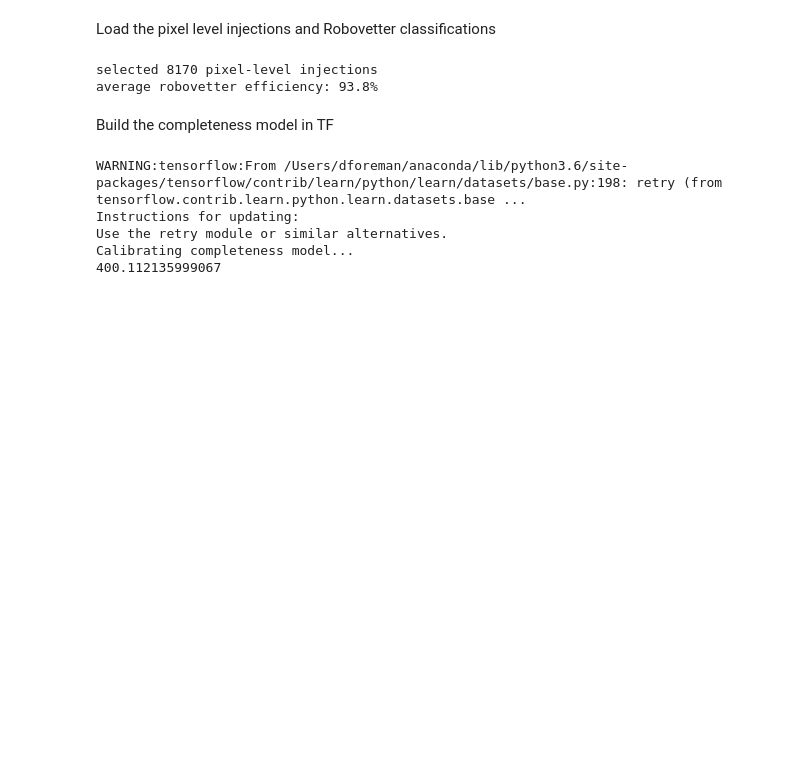
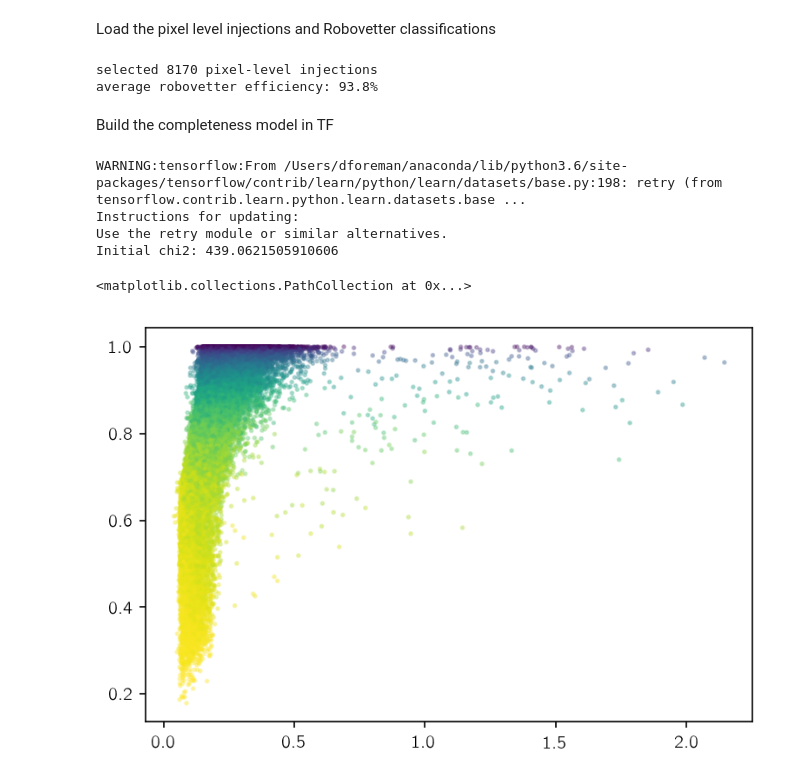
Before and after one commit to dfm/dr25, a Jupyter notebook: tf-completeness.ipynb, the cells around one changed output. Cells and saved outputs as stored; diff of their text form; code cells hidden in the pictures; blank space fills up the shorter version.

```diff
--- a/tf-completeness.ipynb
+++ b/tf-completeness.ipynb
@@ -82,7 +82,7 @@ for _, star in tqdm(stlr.iterrows(), total=len(stlr)):
 flti = pd.concat(datasets)
 del datasets
 
-cols = cdpp_cols + ["kepid", "rad", "teff", "logg", "dataspan", "dutycycle"]
+cols = cdpp_cols + ["kepid", "rad", "teff", "logg", "dataspan", "dutycycle", "cdppslplong", "cdppslpshrt"]
 flti = pd.merge(flti, stlr[cols], left_on="keplerid", right_on="kepid", suffixes=("flti", ""))
 
 print("loaded {0} injections for {1} targets".format(len(flti), ntargets))
@@ -170,16 +170,11 @@ P_pl = tf.placeholder(T, (None,), name="P_pl")
 b_pl = tf.placeholder(T, (None,), name="b_pl")
 
 # Completeness model
-comp_norm = tf.Variable(0.997, dtype=T, name="comp_norm")
-mes0_p = tf.Variable([7.2, -0.8, 3.1, -0.53, -2.95], dtype=T, name="mes0")
-log_sig_mes_p = tf.Variable([-0.39, 0.13, 0.87, -2.54], dtype=T, name="log_sig_mes")
+comp_norm = tf.Variable(0.996, dtype=T, name="comp_norm")
+mes0_p = tf.Variable([4.74, -0.54, 2.04, 0.15, -2.89], dtype=T, name="mes0")
+log_sig_mes_p = tf.Variable([-0.59,  0.12,  0.35, -2.59], dtype=T, name="log_sig_mes")
 
 comp_pars = [comp_norm, log_sig_mes_p, mes0_p]
-
-mes0_lin = mes0_p[0] + mes0_p[1] * b_pl + mes0_p[2] * tf.square(b_pl)
-mes0 = mes0_lin - (mes0_p[3] - mes0_lin) * tf.exp((b_pl-1)*tf.exp(-mes0_p[4]))
-log_sig_mes_lin = log_sig_mes_p[0] + log_sig_mes_p[1] * b_pl
-log_sig_mes = log_sig_mes_lin + (log_sig_mes_p[2] - log_sig_mes_lin) * tf.exp((b_pl-1)*tf.exp(-log_sig_mes_p[3]))
 
 # comp_pars = tf.Variable([0.95, np.log(4.0), np.log(2.0)], dtype=T, name="comp_pars")
 recovered = tf.placeholder(T, (None,), name="recovered")
@@ -191,8 +186,14 @@ a_pl = 215.0 * M_star**(1.0/3.0) * (P_pl/365.25)**(2.0/3.0)
 a_pl_sin_i = tf.sqrt(tf.square(a_pl) - tf.square(R_star * b_pl))
 tau_pl = P_pl * tf.asin(R_star * tf.sqrt((1.0+ror_pl)**2-b_pl**2) / a_pl_sin_i) / np.pi
 
-tau_pl = (P_pl*24.0) / 4.0 * R_star / a_pl
 depth = (1.0 - dr25.quad(gamma_star[:, 0], gamma_star[:, 1], ror_pl, b_pl)) * 1e6
+
+# The completeness model should be a function of duration
+x = b_pl
+mes0_lin = mes0_p[0] + mes0_p[1] * x + mes0_p[2] * tf.square(x)
+mes0 = mes0_lin - (mes0_p[3] - mes0_lin) * tf.exp((x-1)*tf.exp(-mes0_p[4]))
+log_sig_mes_lin = log_sig_mes_p[0] + log_sig_mes_p[1] * x
+log_sig_mes = log_sig_mes_lin + (log_sig_mes_p[2] - log_sig_mes_lin) * tf.exp((x-1)*tf.exp(-log_sig_mes_p[3]))
 
 # Interpolate the CDPP grid
 cdpp = dr25.interp(tau_pl, durations, cdpp_star)
@@ -227,13 +228,11 @@ feed = {
     recovered: np.array((flti.Recovered == 1), dtype=float),
 }
 
-print("Calibrating completeness model...")
-print(session.run(chi2, feed_dict=feed))
+print("Initial chi2: {0}".format(session.run(chi2, feed_dict=feed)))
 # %% [output]
 WARNING:tensorflow:From /Users/dforeman/anaconda/lib/python3.6/site-packages/tensorflow/contrib/learn/python/learn/datasets/base.py:198: retry (from tensorflow.contrib.learn.python.learn.datasets.base ...
 Instructions for updating:
 Use the retry module or similar alternatives.
-Calibrating completeness model...
-400.112135999067
+Initial chi2: 439.0621505910606
 # %%
 mes_val = session.run(mes, feed_dict=feed)
@@ -240,3 +245,9 @@ mes_val = session.run(mes, feed_dict=feed)
+# %%
+m = np.random.rand(len(tau_val)) < 0.01
+plt.scatter(tau_val[m], mes_val[m] / mes_ref[m], s=3, c=flti.b[m], alpha=0.3)
+# %% [output]
+<matplotlib.collections.PathCollection at 0x...>
+[figure, added]
 # %%
 y = np.array(flti.b)
 bins = (
```
Also changed, not shown: parts of 9 cells of this notebook.
